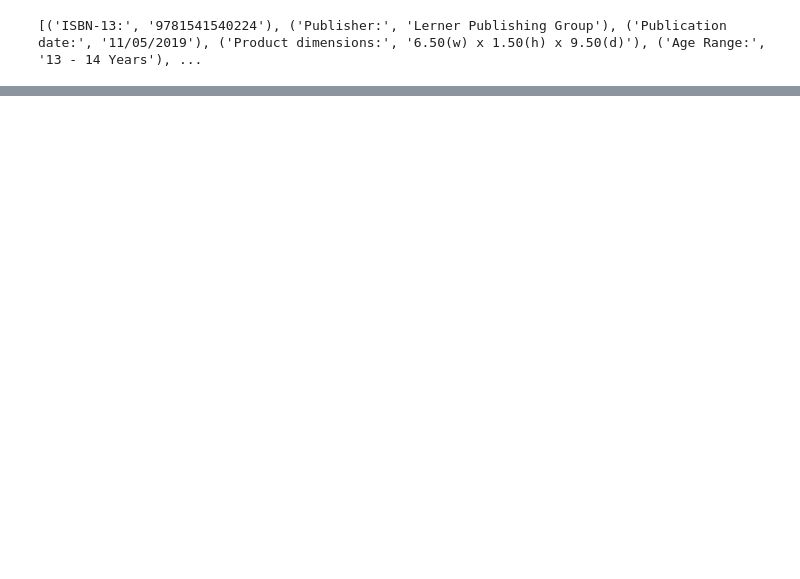
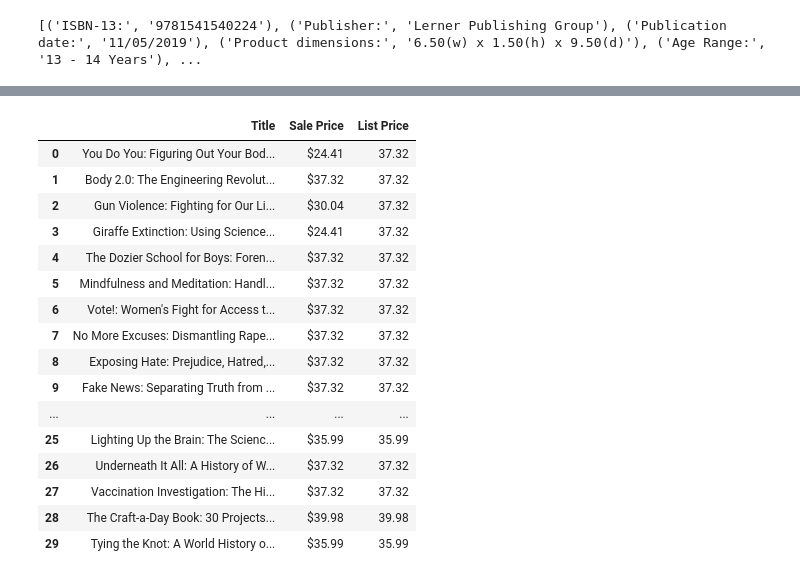
Before and after one commit to knwright/ETL_Project, a Jupyter notebook: book_data_scraping.ipynb, the cells around one changed output, grey strips where cells are left out. Drawn from its saved outputs; the diff is of its cells as text; code cells hidden in the pictures; blank space fills up the shorter version.

```diff
--- a/book_data_scraping.ipynb
+++ b/book_data_scraping.ipynb
@@ -288,0 +340,22 @@ print(Product_Details_dict)
+# %%
+book_scrape = pd.DataFrame(list(zip(Title, Current_Price, List_Price)),
+              columns=['Title','Sale Price', 'List Price'])
+book_scrape
+# %% [output]
+|  | Title | Sale Price | List Price |
+| 0 | You Do You: Figuring Out Your Bod... | $24.41 | 37.32 |
+| 1 | Body 2.0: The Engineering Revolut... | $37.32 | 37.32 |
+| 2 | Gun Violence: Fighting for Our Li... | $30.04 | 37.32 |
+| 3 | Giraffe Extinction: Using Science... | $24.41 | 37.32 |
+| 4 | The Dozier School for Boys: Foren... | $37.32 | 37.32 |
+| 5 | Mindfulness and Meditation: Handl... | $37.32 | 37.32 |
+| 6 | Vote!: Women's Fight for Access t... | $37.32 | 37.32 |
+| 7 | No More Excuses: Dismantling Rape... | $37.32 | 37.32 |
+| 8 | Exposing Hate: Prejudice, Hatred,... | $37.32 | 37.32 |
+| 9 | Fake News: Separating Truth from ... | $37.32 | 37.32 |
+| ... | ... | ... | ... |
+| 25 | Lighting Up the Brain: The Scienc... | $35.99 | 35.99 |
+| 26 | Underneath It All: A History of W... | $37.32 | 37.32 |
+| 27 | Vaccination Investigation: The Hi... | $37.32 | 37.32 |
+| 28 | The Craft-a-Day Book: 30 Projects... | $39.98 | 39.98 |
+| 29 | Tying the Knot: A World History o... | $35.99 | 35.99 |
```
Also changed, not shown: parts of 12 cells of this notebook.
